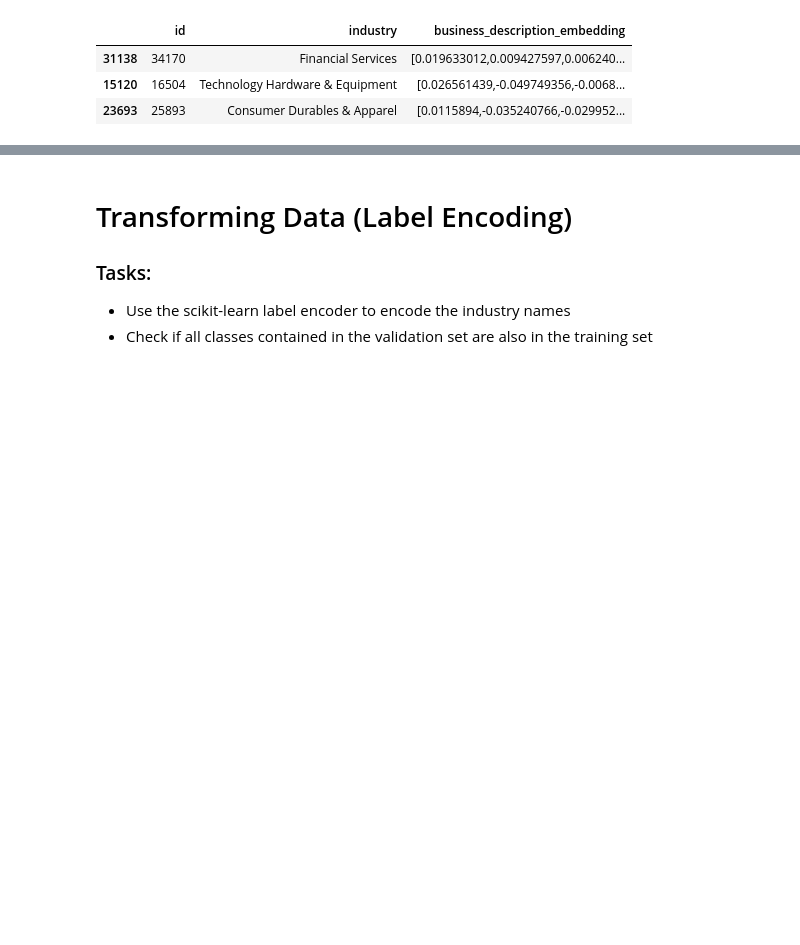
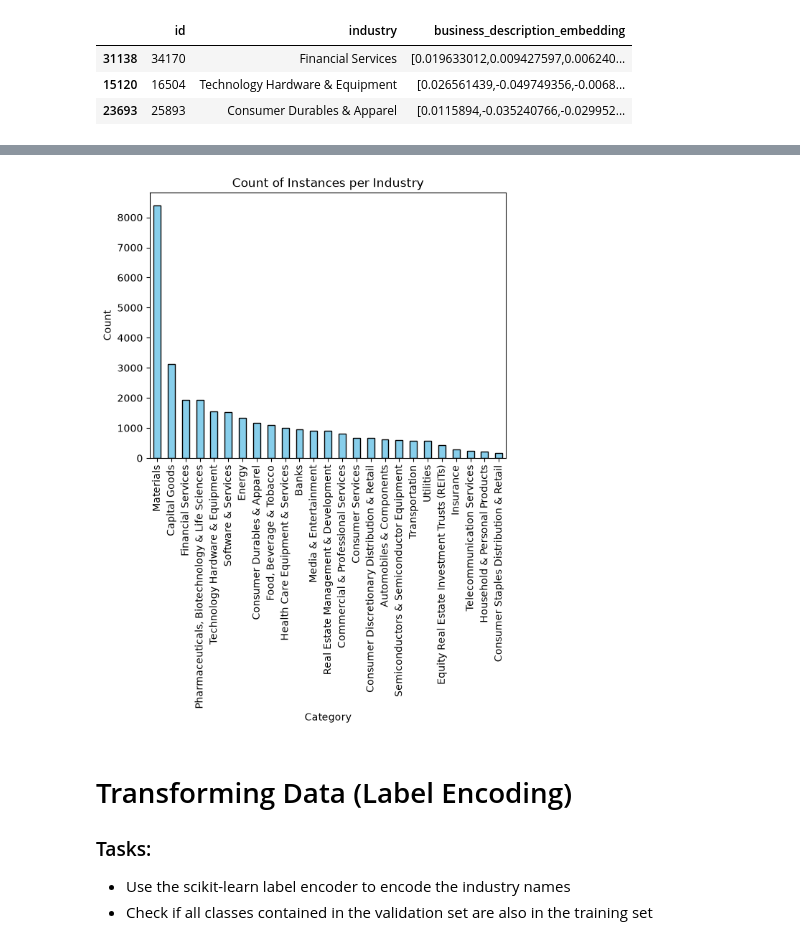
Before and after one commit to a2thesquare/FDS_Assignement1, a Jupyter notebook: code_skeleton_industry_classification (1).ipynb, the cells around one changed output, grey strips where cells are left out. Cells and saved outputs as stored; diff of their text form; code cells hidden in the pictures; blank space fills up the shorter version.

```diff
--- a/code_skeleton_industry_classification (1).ipynb
+++ b/code_skeleton_industry_classification (1).ipynb
@@ -47,3 +72,14 @@ df_train.head(3)
+# %%
+# Count instances and plot
+df['industry'].value_counts().plot(kind='bar', color='skyblue', edgecolor='black')
+
+plt.title('Count of Instances per Industry')
+plt.xlabel('Category')
+plt.ylabel('Count')
+plt.xticks(rotation=90)  # Keeps x-axis labels horizontal
+plt.show()
+# %% [output]
+[figure, added]
 # %% [markdown]
 # Transforming Data (Label Encoding)
 
```
Also changed, not shown: parts of 3 cells of this notebook, 1 other file.
